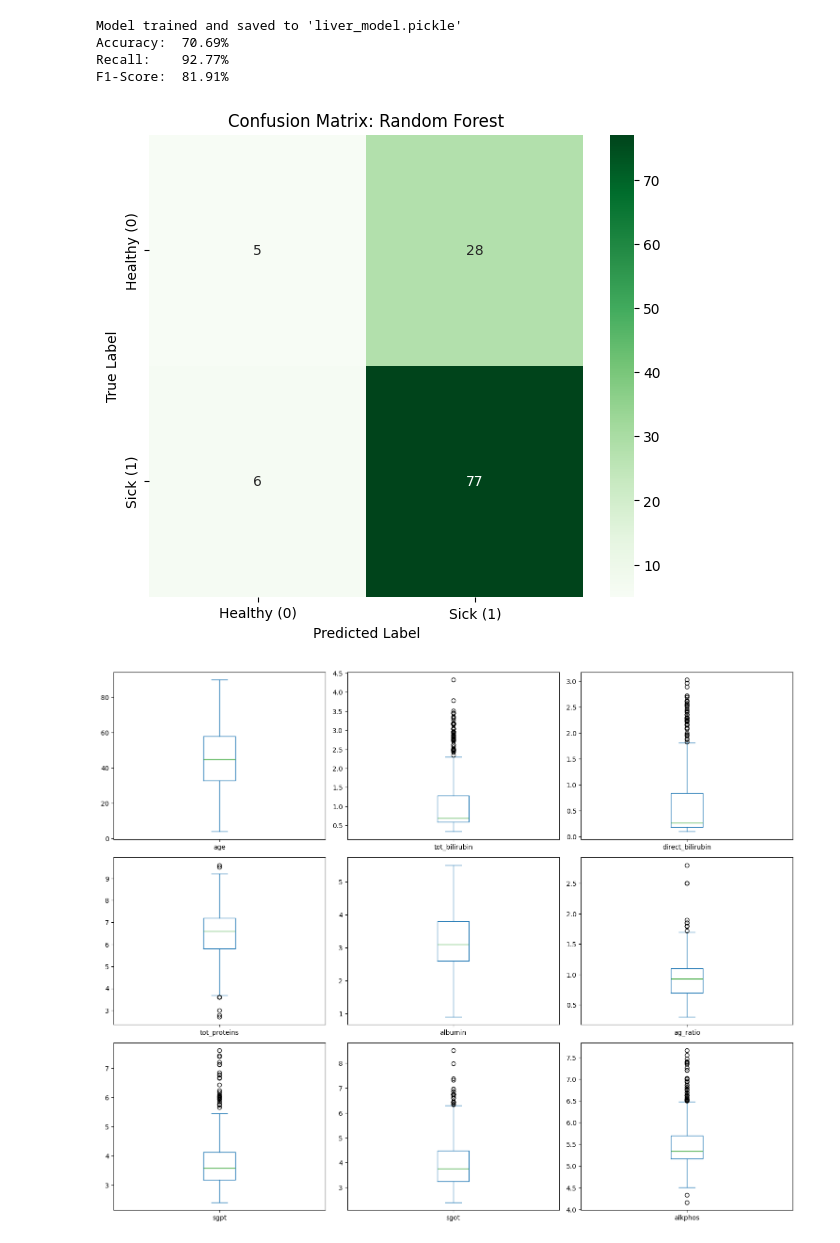
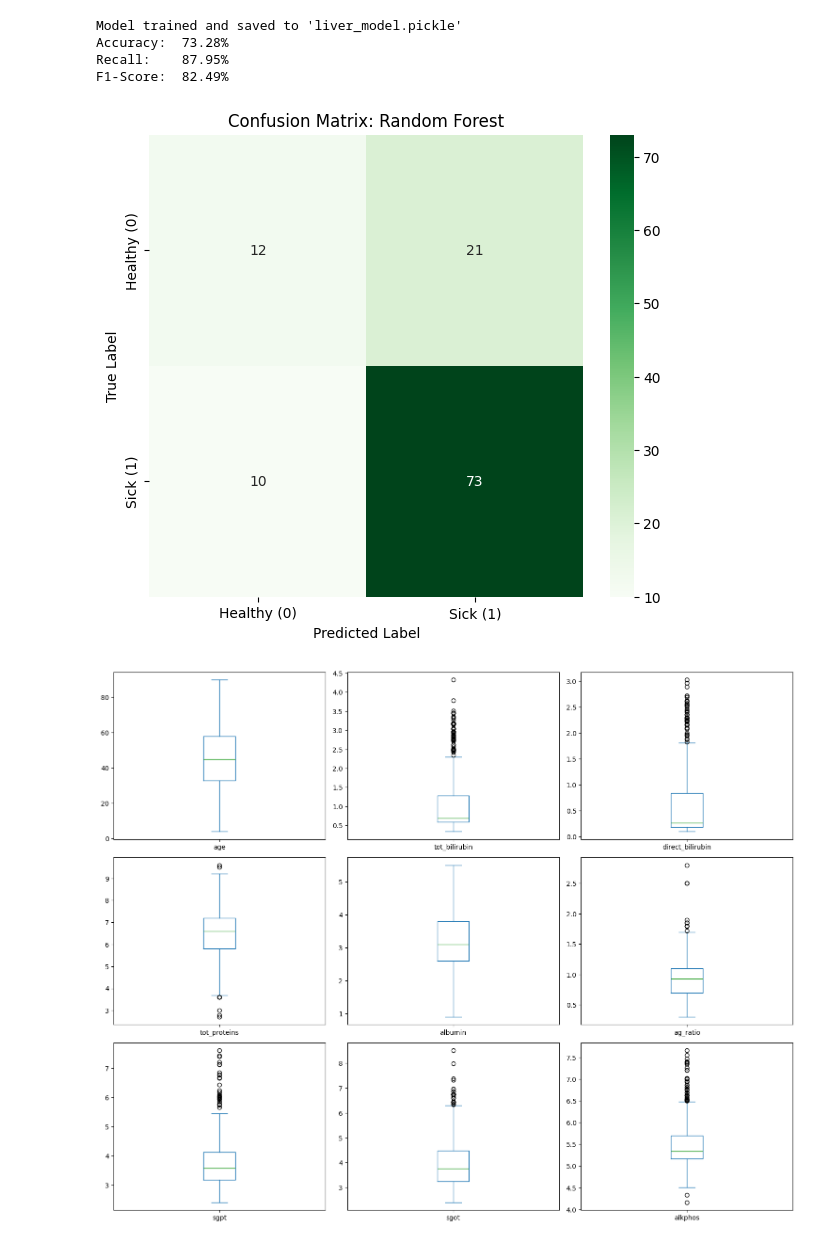
Before and after one commit to 1kylu/Uni_ML, a Jupyter notebook: main_OOP.ipynb, the cells around one changed output. Drawn from its saved outputs; the diff is of its cells as text; code cells hidden in the pictures.

```diff
--- a/main_OOP.ipynb
+++ b/main_OOP.ipynb
@@ -67,12 +67,13 @@ class LiverDiseaseClassifier:
 
         # Stratify ensures the same class distribution in train and test sets
         self.X_train, self.X_test, self.y_train, self.y_test = train_test_split(
-            X, y, test_size=test_size, random_state=1450, stratify=y)
+            X, y, test_size=test_size, random_state=3000, stratify=y)
 
     def train_random_forest(self, n_estimators=300):
         """Initialize and train the Random Forest Classifier."""
         self.model = RandomForestClassifier(
             n_estimators=n_estimators,
+            min_samples_split=2,
             class_weight='balanced', # Handles class imbalance
             random_state=1450,
             n_jobs=-1 # Uses all available CPU cores
@@ -98,35 +99,35 @@ class LiverDiseaseClassifier:
         print(f"Recall:    {rec*100:.2f}%")
         print(f"F1-Score:  {f1*100:.2f}%")
 
 
         # Results Visualization
         cm = confusion_matrix(self.y_test, predictions)
         plt.figure(figsize=(7, 6))
         sns.heatmap(cm, annot=True, fmt='d', cmap='Greens',
                     xticklabels=['Healthy (0)', 'Sick (1)'],
                     yticklabels=['Healthy (0)', 'Sick (1)'])
         plt.xlabel('Predicted Label')
         plt.ylabel('True Label')
         plt.title('Confusion Matrix: Random Forest')
         plt.show()
 
 # Execution Block
 if __name__ == "__main__":
     # Create object instance
     app = LiverDiseaseClassifier('Indian Liver Patient Dataset (ILPD).csv')
 
     # Execute pipeline
     app.load_and_preprocess()
     app.exploratory_analysis()
     app.prepare_datasets()
     app.train_random_forest()
     app.evaluate_model()
     app.boxplot()
 # %% [output]
 [figure]
 Model trained and saved to 'liver_model.pickle'
-Accuracy:  70.69%
-Recall:    92.77%
-F1-Score:  81.91%
+Accuracy:  73.28%
+Recall:    87.95%
+F1-Score:  82.49%
-[figure, old version]
+[figure, new version]
 [figure]
```
Also changed, not shown: 1 other file.
